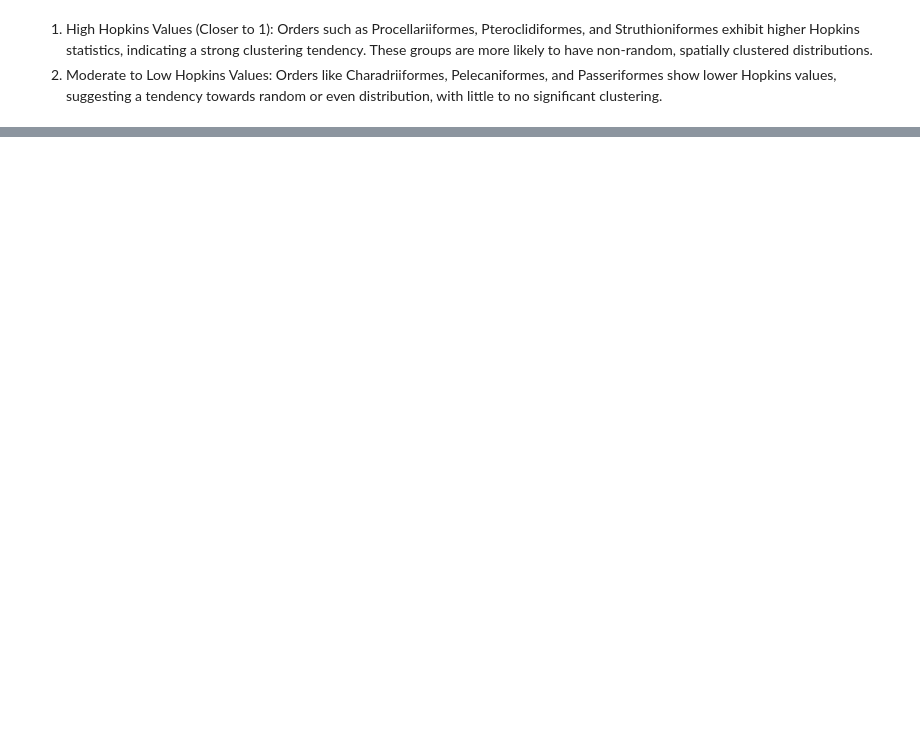
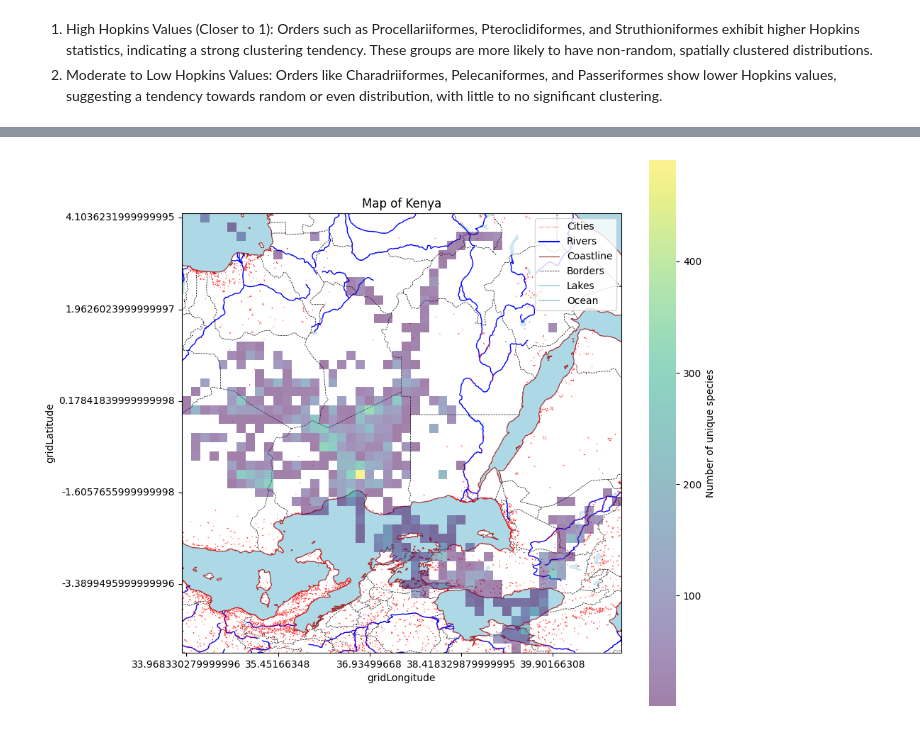
Before and after one commit to zahra-zibzee/Environmental-Data-Analysis, a Jupyter notebook: Project2/question1.ipynb, the cells around one changed output, grey strips where cells are left out. Saved outputs shown, nothing was run; the diff lists cells and outputs as text; code cells hidden in the pictures; blank space fills up the shorter version.

```diff
--- a/Project2/question1.ipynb
+++ b/Project2/question1.ipynb
@@ -647,0 +814,15 @@ plt.show()
+# %%
+ax = draw_kenya()
+sns.heatmap(
+    data=(heatmap_data:=richness_df.pivot_table(index='gridLatitude', columns='gridLongitude', values='scientificName').sort_index(ascending=False)),
+    cmap='viridis',
+    cbar_kws={'label': 'Number of unique species'},
+    alpha=0.5,
+    ax=ax,
+    zorder=2,
+    xticklabels=10,
+    yticklabels=10
+)
+ax.set_aspect('equal')
+# %% [output]
+[figure, added]
```
Also changed, not shown: parts of 28 cells of this notebook.
